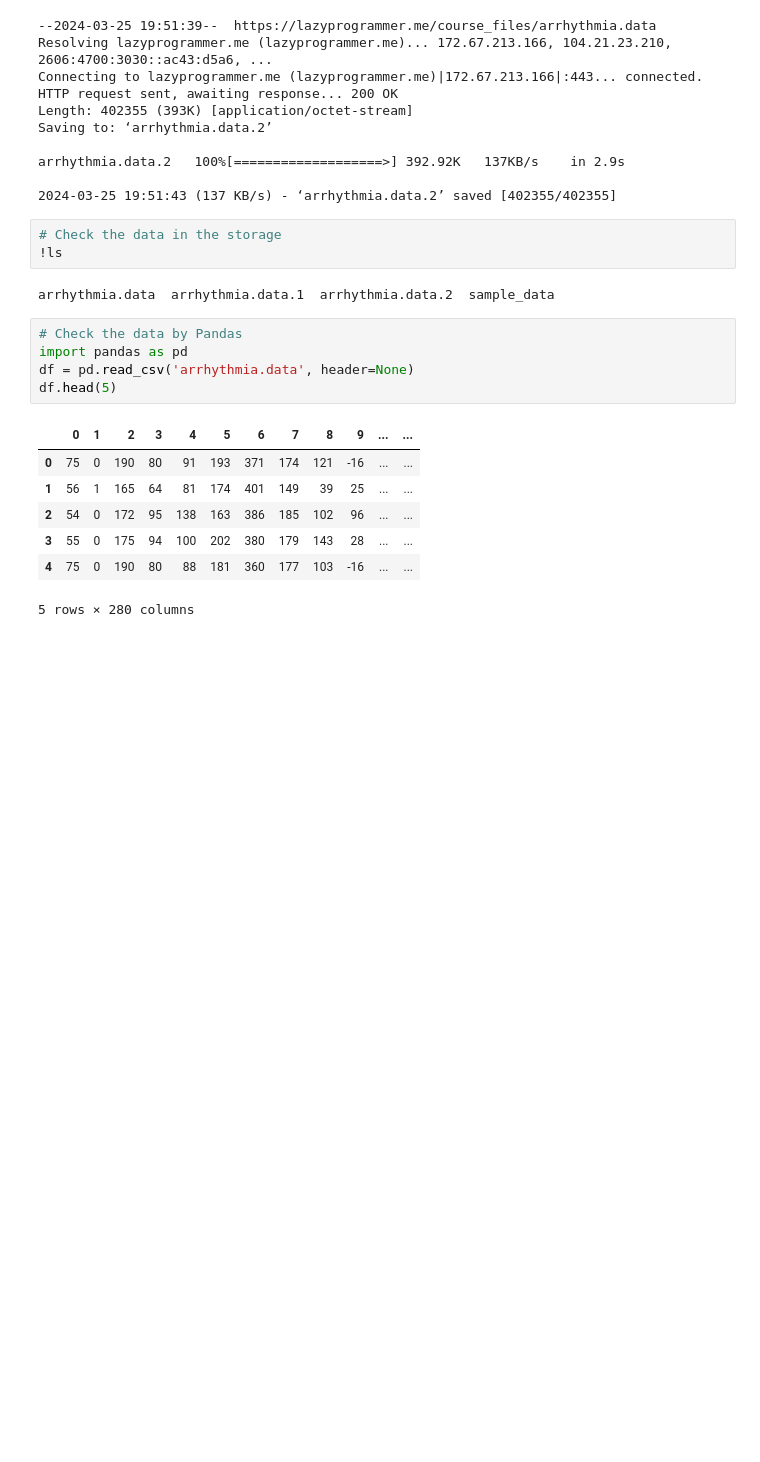
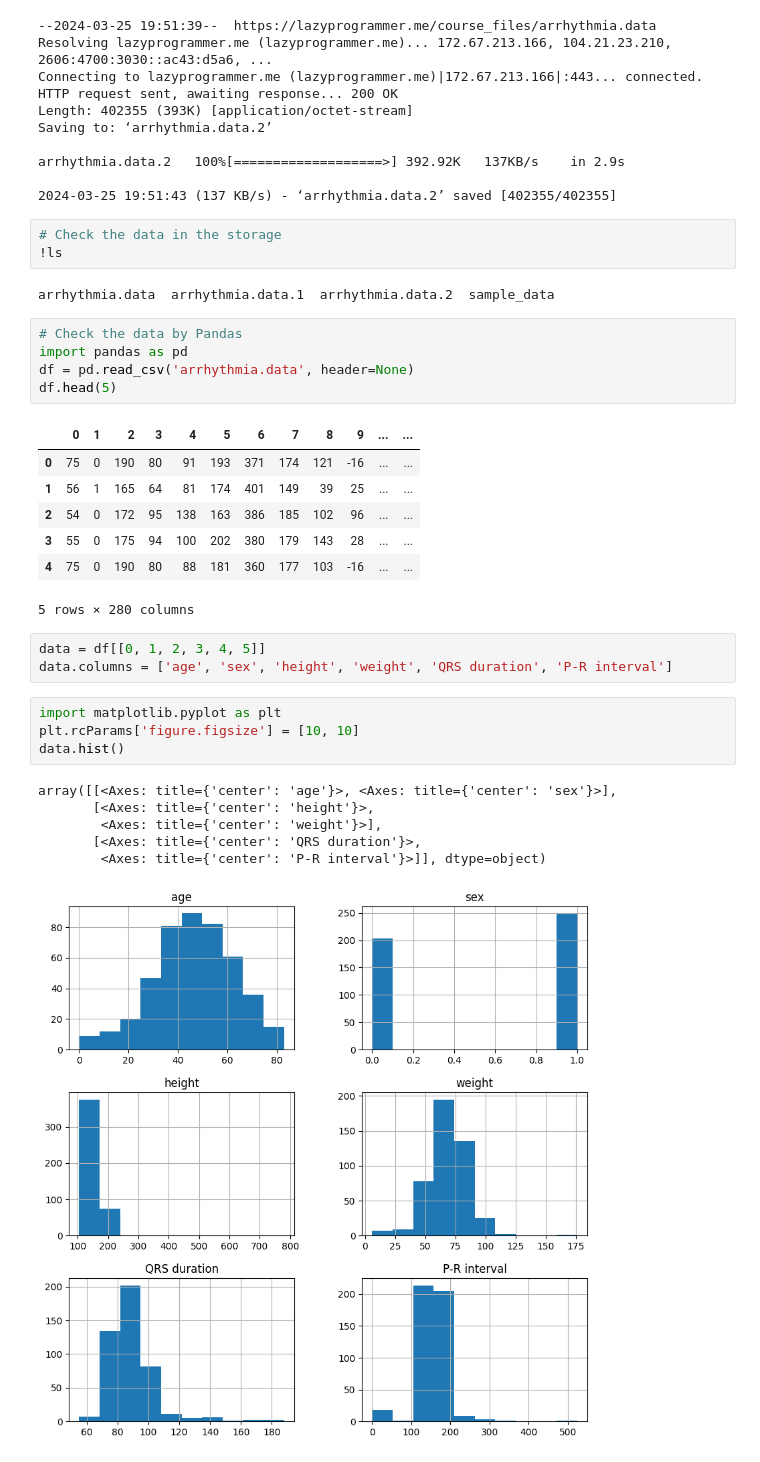
Before and after one commit to southeastwind13/deep_learning, a Jupyter notebook: LoadDataToGoogleColab.ipynb, the cells around one changed output. Saved outputs shown, nothing was run; the diff lists cells and outputs as text; blank space fills up the shorter version.

```diff
--- a/LoadDataToGoogleColab.ipynb
+++ b/LoadDataToGoogleColab.ipynb
@@ -38,3 +38,17 @@ df.head(5)
 | 3 | 55 | 0 | 175 | 94 | 100 | 202 | 380 | 179 | 143 | 28 | ... | ... |
 | 4 | 75 | 0 | 190 | 80 | 88 | 181 | 360 | 177 | 103 | -16 | ... | ... |
 5 rows × 280 columns
+# %%
+data = df[[0, 1, 2, 3, 4, 5]]
+data.columns = ['age', 'sex', 'height', 'weight', 'QRS duration', 'P-R interval']
+# %%
+import matplotlib.pyplot as plt
+plt.rcParams['figure.figsize'] = [10, 10]
+data.hist()
+# %% [output]
+array([[<Axes: title={'center': 'age'}>, <Axes: title={'center': 'sex'}>],
+       [<Axes: title={'center': 'height'}>,
+        <Axes: title={'center': 'weight'}>],
+       [<Axes: title={'center': 'QRS duration'}>,
+        <Axes: title={'center': 'P-R interval'}>]], dtype=object)
+[figure, added]
```
